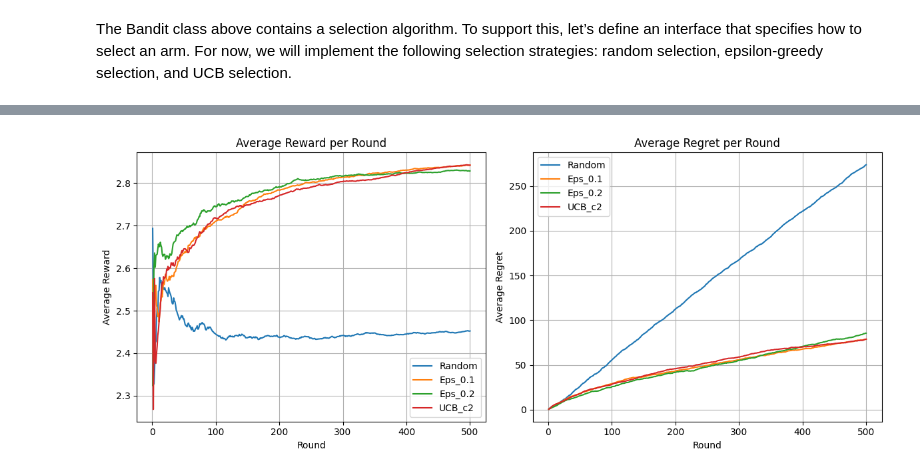
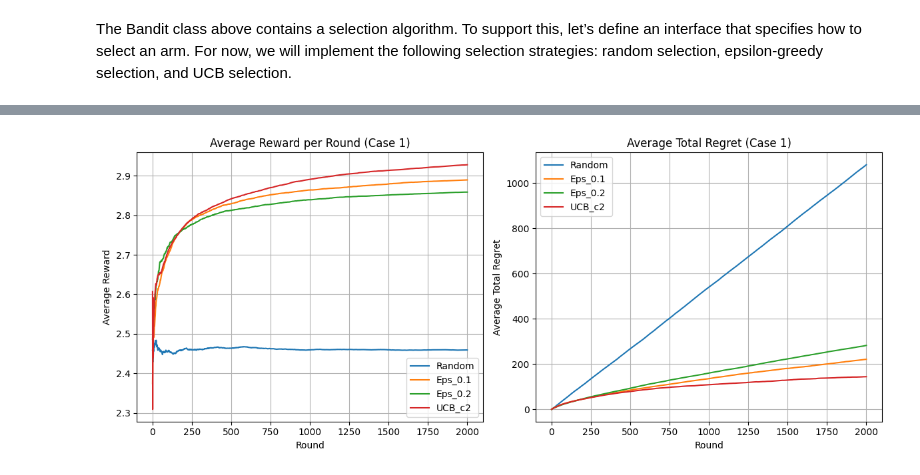
Before and after one commit to shashi3876/cmab-practice, a Jupyter notebook: MAB_Code.ipynb, the cells around one changed output, grey strips where cells are left out. Saved outputs shown, nothing was run; the diff lists cells and outputs as text; code cells hidden in the pictures.

```diff
--- a/MAB_Code.ipynb
+++ b/MAB_Code.ipynb
@@ -323,40 +294,11 @@ results = run_multiple_experiments(arms_setup_fn, strategies, rounds, num_trials
 # %%
-import matplotlib.pyplot as plt
+rounds = 2000
+num_trials = 500
 
-def plot_results(results, rounds):
-    avg_rewards = results['avg_rewards']
-    avg_regrets = results['avg_regrets']
-    x = list(range(1, rounds + 1))
-
-    # Plot average rewards
-    plt.figure(figsize=(12, 5))
-
-    plt.subplot(1, 2, 1)
-    for name, reward in avg_rewards.items():
-        plt.plot(x, reward, label=name)
-    plt.title("Average Reward per Round")
-    plt.xlabel("Round")
-    plt.ylabel("Average Reward")
-    plt.legend()
-    plt.grid(True)
-
-    # Plot average regrets
-    plt.subplot(1, 2, 2)
-    for name, regret in avg_regrets.items():
-        plt.plot(x, regret, label=name)
-    plt.title("Average Regret per Round")
-    plt.xlabel("Round")
-    plt.ylabel("Average Regret")
-    plt.legend()
-    plt.grid(True)
-
-    plt.tight_layout()
-    plt.show()
+results = run_multiple_experiments(arms_setup_fn, strategies, rounds, num_trials)
+plot_results(results, rounds,'Case 1')
+# %% [output]
+[figure, added]
-# %%
-results = run_multiple_experiments(arms_setup_fn, strategies, rounds, num_trials)
-plot_results(results, rounds)
-# %% [output]
-[figure, removed]
 # %%
 rounds = 50000
 num_trials = 1000
```
Also changed, not shown: parts of 7 cells of this notebook.
